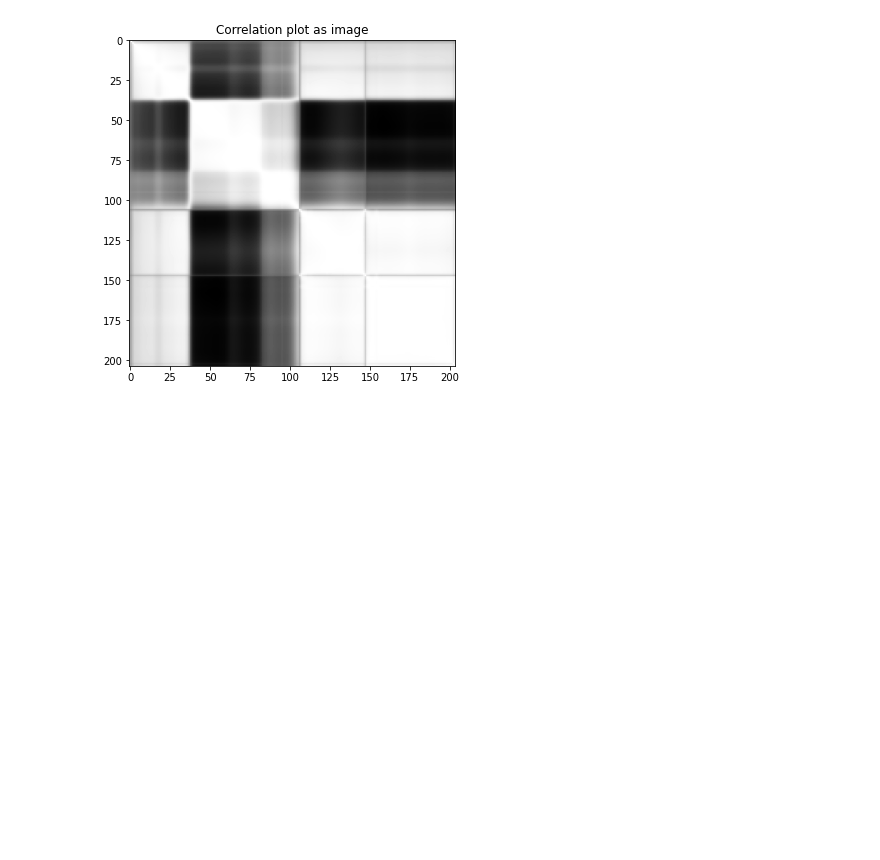
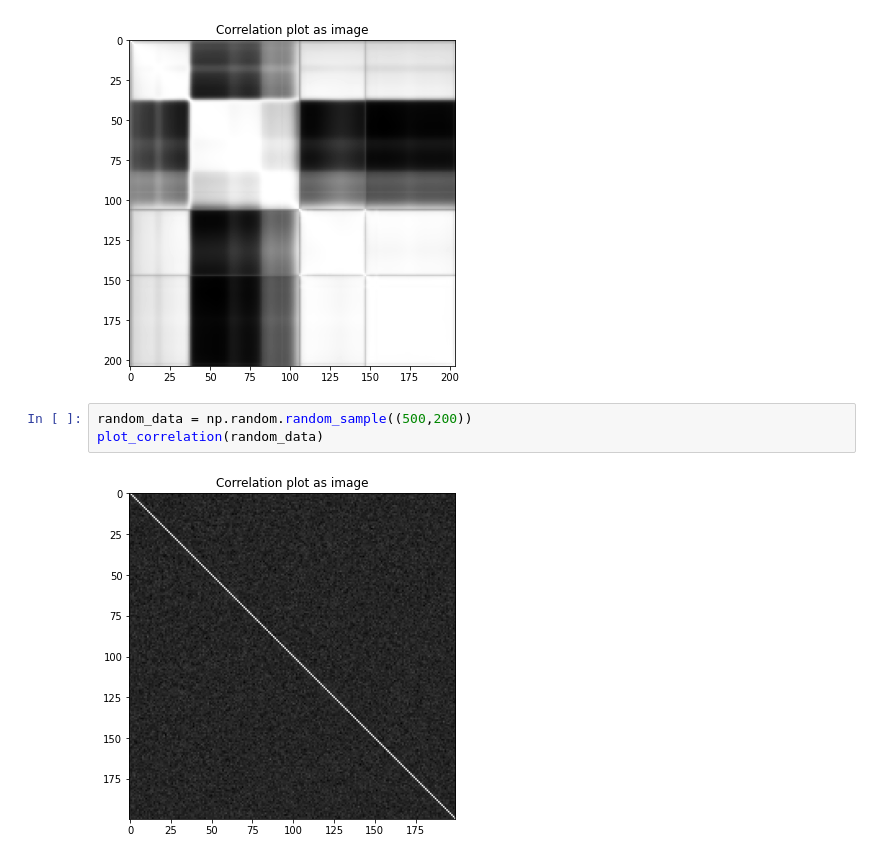
Before and after one commit to SabineHU/projet-IML, a Jupyter notebook: src/dataset_analysis.ipynb, the cells around one changed output. Drawn from its saved outputs; the diff is of its cells as text; blank space fills up the shorter version.

```diff
--- a/src/dataset_analysis.ipynb
+++ b/src/dataset_analysis.ipynb
@@ -96,3 +90,8 @@ plot_correlation(indiana_img.reshape((-1, indiana_img.shape[-1])))
 plot_correlation(salinas_img.reshape((-1, salinas_img.shape[-1])))
 # %% [output]
 [figure]
+# %%
+random_data = np.random.random_sample((500,200))
+plot_correlation(random_data)
+# %% [output]
+[figure, added]
```
Also changed, not shown: parts of 16 cells of this notebook, 1 other file.
